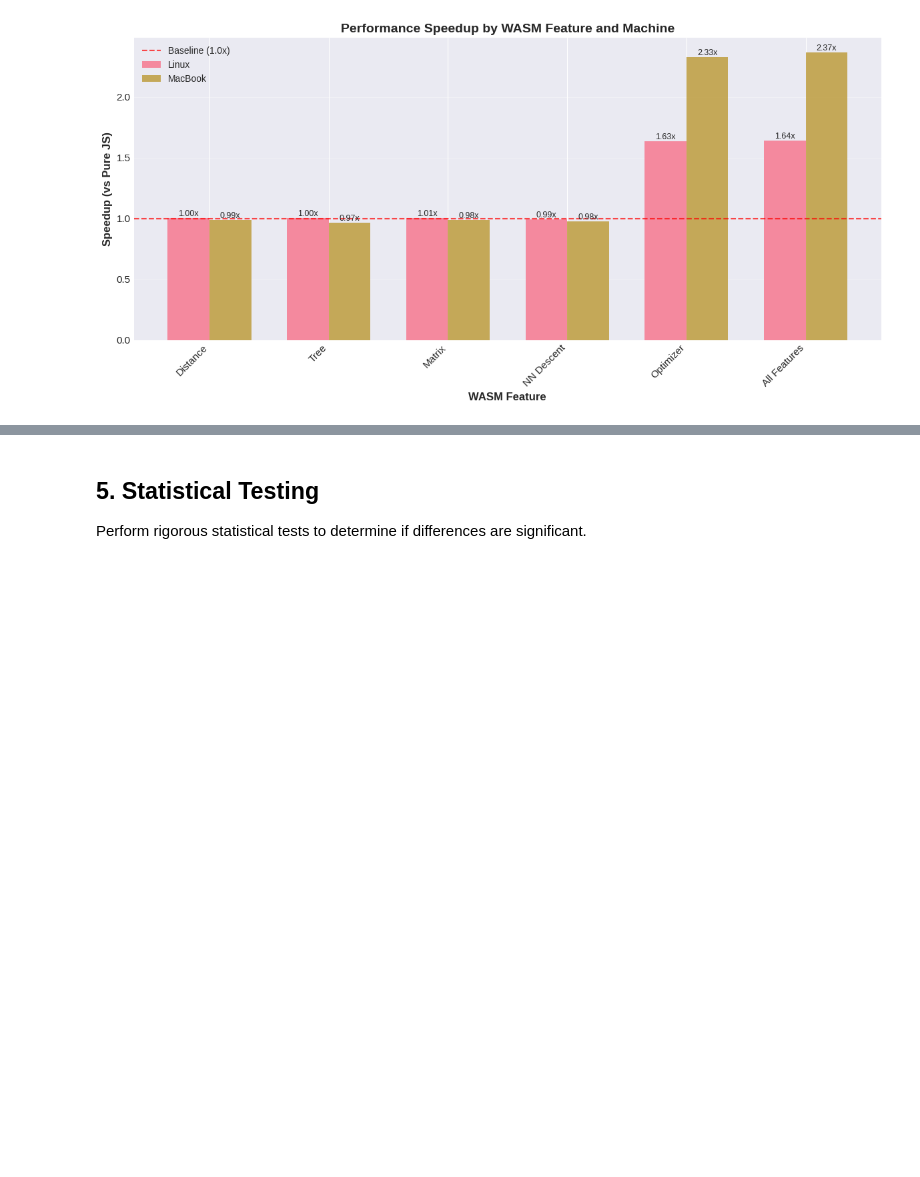
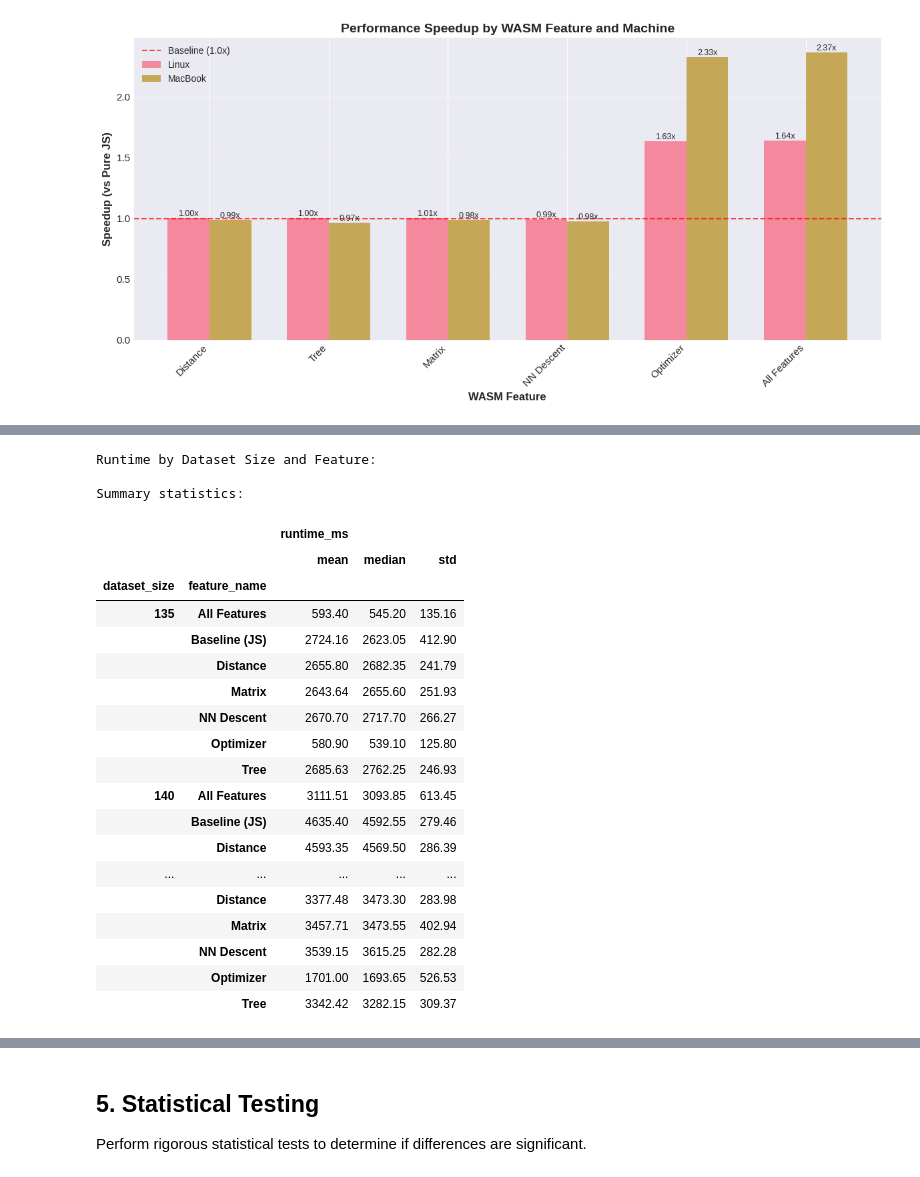
Before and after one commit to elarsaks/umap-bench, a Jupyter notebook: bench/analysis.ipynb, the cells around one changed output, grey strips where cells are left out. Drawn from its saved outputs; the diff is of its cells as text; code cells hidden in the pictures; blank space fills up the shorter version.

```diff
--- a/bench/analysis.ipynb
+++ b/bench/analysis.ipynb
@@ -313,0 +352,21 @@ plt.show()
+# %%
+# Extract dataset size information from the existing 'dataset_size' column
+# This column is already in the CSV from the benchmark runs
+df_clean['dataset_size'] = pd.to_numeric(df_clean['dataset_size'], errors='coerce')
+
+# Benchmark dataset sizes:
+# Small scope: Iris (150), Small Random (80)
+# Mid scope: Swiss Roll (600), Medium Clustered (600)
+# Large scope: MNIST-like (1000), 3D Dense Clusters (1000)
+
+# Create size categories based on actual benchmark dataset sizes
+df_clean['size_category'] = pd.cut(
+    df_clean['dataset_size'],
+    bins=[0, 200, 800, float('inf')],
+    labels=['Small (≤200)', 'Medium (200-800)', 'Large (>800)']
+)
+
+print("Dataset Size Distribution:")
+print(df_clean.groupby('dataset_name')['dataset_size'].first().sort_values())
+print(f"\nSize category distribution:")
+print(df_clean['size_category'].value_counts().sort_index())
@@ -313,0 +390,35 @@ plt.show()
+# %%
+# Analyze runtime by dataset size and feature
+size_performance = df_clean.groupby(['dataset_name', 'dataset_size', 'feature_name', 'machine_type']).agg({
+    'runtime_ms': ['mean', 'median', 'std', 'count']
+}).round(2)
+
+print("Runtime by Dataset Size and Feature:")
+print("\nSummary statistics:")
+size_summary = df_clean.groupby(['dataset_size', 'feature_name']).agg({
+    'runtime_ms': ['mean', 'median', 'std']
+}).round(2)
+size_summary
+# %% [output]
+Runtime by Dataset Size and Feature:
+
+Summary statistics:
+|  |  | runtime_ms |  |  |
+|  |  | mean | median | std |
+| dataset_size | feature_name |  |  |  |
+| 135 | All Features | 593.40 | 545.20 | 135.16 |
+|  | Baseline (JS) | 2724.16 | 2623.05 | 412.90 |
+|  | Distance | 2655.80 | 2682.35 | 241.79 |
+|  | Matrix | 2643.64 | 2655.60 | 251.93 |
+|  | NN Descent | 2670.70 | 2717.70 | 266.27 |
+|  | Optimizer | 580.90 | 539.10 | 125.80 |
+|  | Tree | 2685.63 | 2762.25 | 246.93 |
+| 140 | All Features | 3111.51 | 3093.85 | 613.45 |
+|  | Baseline (JS) | 4635.40 | 4592.55 | 279.46 |
+|  | Distance | 4593.35 | 4569.50 | 286.39 |
+| ... | ... | ... | ... | ... |
+|  | Distance | 3377.48 | 3473.30 | 283.98 |
+|  | Matrix | 3457.71 | 3473.55 | 402.94 |
+|  | NN Descent | 3539.15 | 3615.25 | 282.28 |
+|  | Optimizer | 1701.00 | 1693.65 | 526.53 |
+|  | Tree | 3342.42 | 3282.15 | 309.37 |
```
Also changed, not shown: parts of 12 cells of this notebook, 4 other files.
